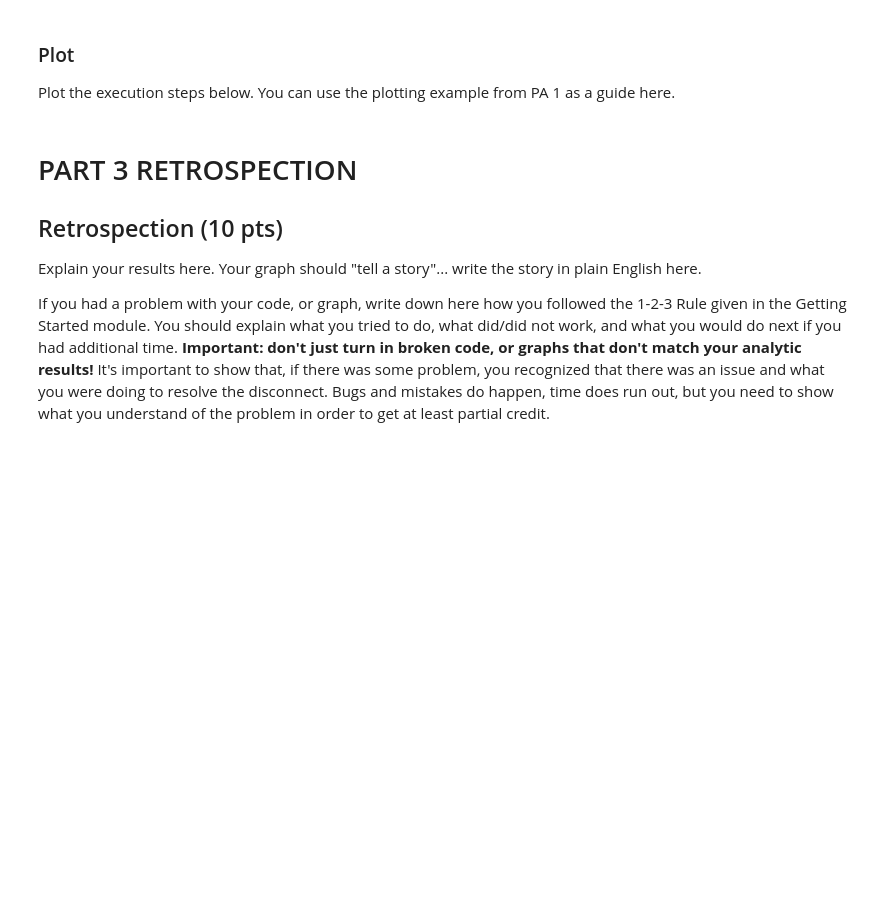
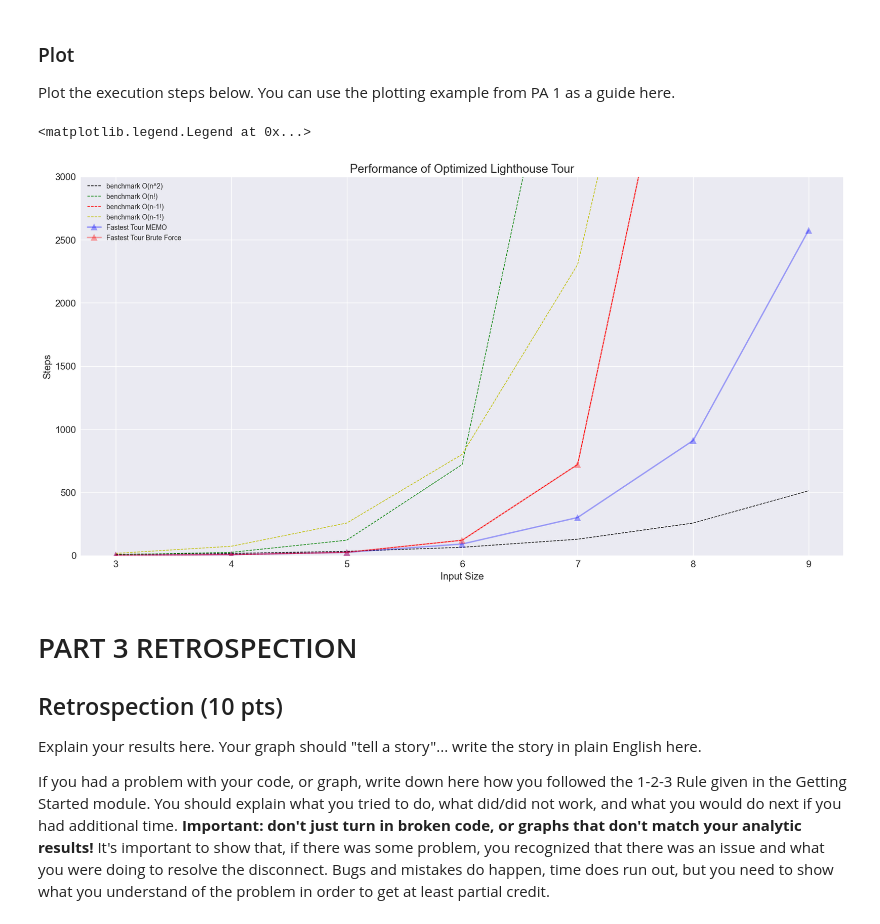
Before and after one commit to eved1018/EN.605.621.84.FA25, a Jupyter notebook: Mod5/PA3_FA25.ipynb, the cells around one changed output. Cells and saved outputs as stored; diff of their text form; code cells hidden in the pictures; blank space fills up the shorter version.

```diff
--- a/Mod5/PA3_FA25.ipynb
+++ b/Mod5/PA3_FA25.ipynb
@@ -282,0 +374,16 @@ To estimate the computational complexity of your algorithm, you will need to run
+# %%
+# MY CODE BLOCK TO EXPERIMENT WITH 3-10 LIGHTHOUSES AND GATHER EXECUTION STEPS
+
+myresults_bf = []
+myresults_memo = []
+START,STOP = 3,10
+for i in range(START, STOP):
+    time_dict, L = random_lighthouses(i)
+    best_tour, best_time, best_steps, tours = fastest_tour_wrapper_memo(L, time_dict)
+    myresults_memo.append(best_steps)
+    best_tour, best_time, best_steps, tours = fastest_tour_wrapper_bf(L, time_dict)
+    myresults_bf.append(best_steps)
+    # print(i, best_steps)
+print(list(range(START, STOP)))
+print(f"{myresults_memo=}")
+print(f"{myresults_bf=}")
@@ -284,23 +409,50 @@ To estimate the computational complexity of your algorithm, you will need to run
 ### Plot
 Plot the execution steps below.  You can use the plotting example from PA 1 as a guide here.
 # %%
+%matplotlib inline
+from math import factorial
+import matplotlib.pyplot as plt
+plt.style.use('seaborn-v0_8')
 
-import matplotlib.pyplot as plt
-yvals = myresults
-xvals = [i for i in range(10)]
 
-plt.rcParams['figure.figsize'] = [10,5]
+xvals = [i for i in range(START,STOP)]
+
+plt.rcParams['figure.figsize'] = [20,10]
 plt.figure()
-plt.title("Algorithm Performance", size="xx-large")
-plt.ylabel("Y-axis Label", size="x-large")
-plt.xlabel("X-axis Label", size="x-large")
-plt.ylim([0,30]) # y-axis scale
+plt.title("Performance of Optimized Lighthouse Tour", size="xx-large")
+plt.ylabel("Steps", size="x-large")
+plt.xlabel("Input Size", size="x-large")
+plt.ylim([0,3000]) # y-axis scale
 
 # The "b^-" has meaning - "b" means blue, "^" means triangles (try *, s, o),
 # "-" means draw a line
-plt.plot(xvals, yvals, "b^-", markersize=10, linewidth=2, label="exec steps")
+yTestVals1 = []
+yTestVals2 = []
+yTestVals3 = []
+yTestVals4 = []
+# generate bench mark data
+
+memo = {}
+
+for i in range(START, STOP):
+    yTestVals1.append(2**i)
+    yTestVals2.append(factorial(i))
+    yTestVals3.append(factorial(i-1))
+    yTestVals4.append((2**(i-1))*((i-1)**2))
+
+plt.plot(xvals, yTestVals1, "k^--", markersize=0, linewidth=1, label="benchmark O(n^2)")
+plt.plot(xvals, yTestVals2, "g^--", markersize=0, linewidth=1, label="benchmark O(n!)")
+plt.plot(xvals, yTestVals3, "r^--", markersize=0, linewidth=1, label="benchmark O(n-1!)")
+plt.plot(xvals, yTestVals4, "y^--", markersize=0, linewidth=1, label="benchmark O(n-1!)")
+
+
+plt.plot(xvals, myresults_memo, "b^-", markersize=10, linewidth=2, label="Fastest Tour MEMO",  alpha=0.35)
+plt.plot(xvals, myresults_bf, "r^-", markersize=10, linewidth=2, label="Fastest Tour Brute Force",  alpha=0.35)
 plt.tick_params(axis="both", which="major", labelsize=14)
-plt.legend(loc=(0.25,0.75), scatterpoints=1)
+plt.legend()
+# %% [output]
+<matplotlib.legend.Legend at 0x...>
+[figure, added]
 # %% [markdown]
 # PART 3 RETROSPECTION
 
```
Also changed, not shown: parts of 15 cells of this notebook, 4 other files.
